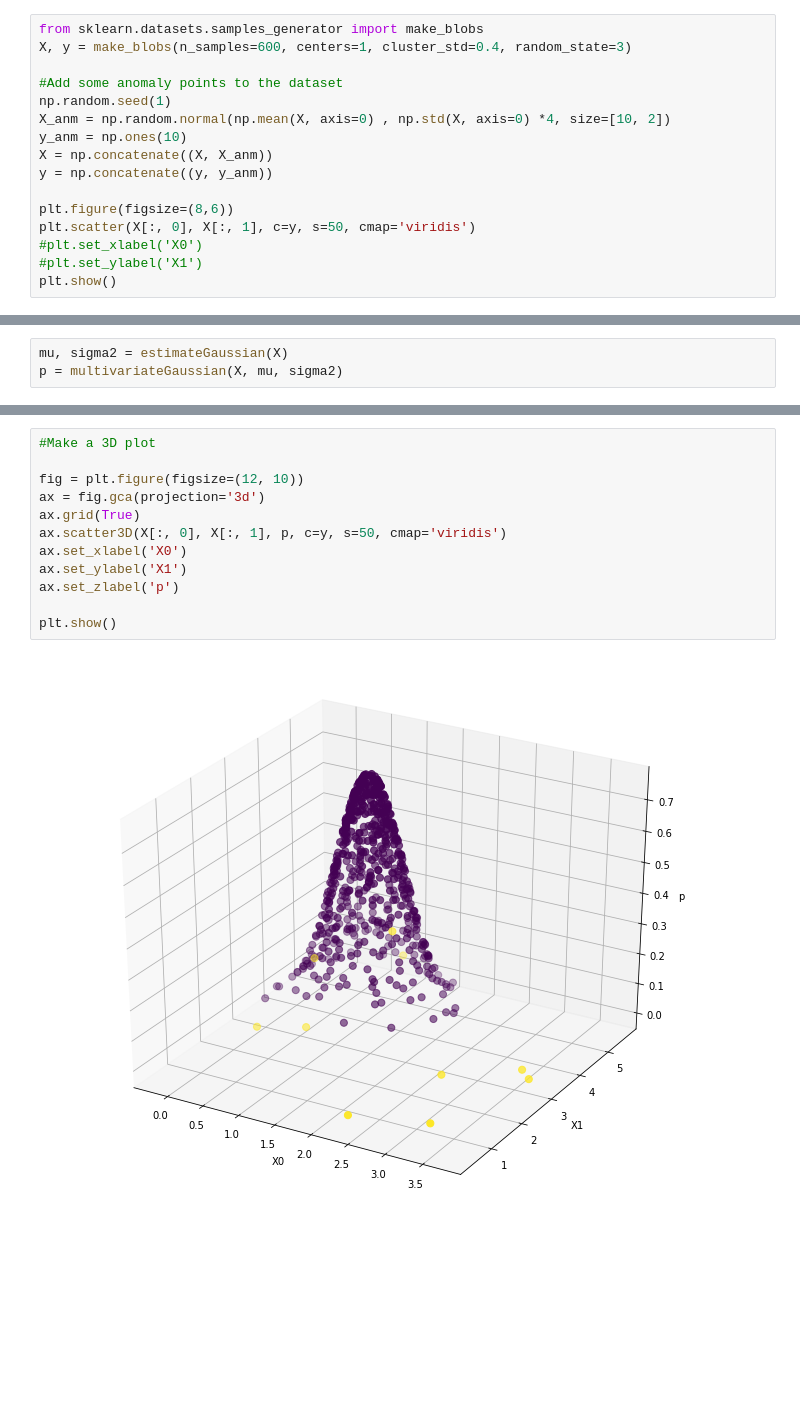
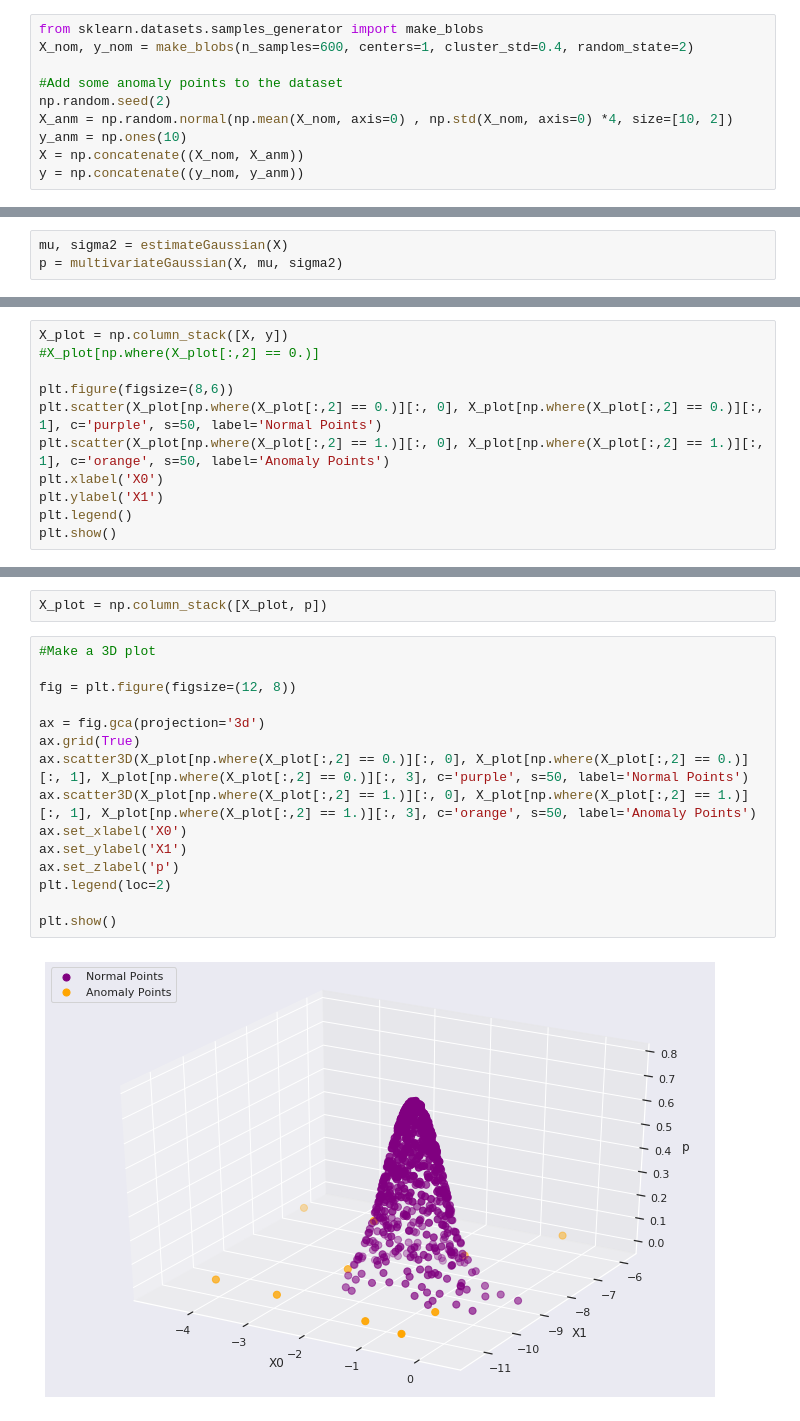
Before and after one commit to jchen8000/MachineLearning, a Jupyter notebook: Anomaly Detection/anomaly_detection.ipynb, the cells around one changed output, grey strips where cells are left out. Cells and saved outputs as stored; diff of their text form; blank space fills up the shorter version.

```diff
--- a/Anomaly Detection/anomaly_detection.ipynb
+++ b/Anomaly Detection/anomaly_detection.ipynb
@@ -21,17 +19,11 @@ from sklearn.cluster import KMeans
 > $\sigma_j^2 = \displaystyle\frac{1}{m}\sum_{i=1}^m\left( x_j^{(i)} - \mu_j \right)^2$
 # %%
 from sklearn.datasets.samples_generator import make_blobs
-X, y = make_blobs(n_samples=600, centers=1, cluster_std=0.4, random_state=3)
+X_nom, y_nom = make_blobs(n_samples=600, centers=1, cluster_std=0.4, random_state=2)
 
 #Add some anomaly points to the dataset
-np.random.seed(1)
-X_anm = np.random.normal(np.mean(X, axis=0) , np.std(X, axis=0) *4, size=[10, 2])
+np.random.seed(2)
+X_anm = np.random.normal(np.mean(X_nom, axis=0) , np.std(X_nom, axis=0) *4, size=[10, 2])
 y_anm = np.ones(10)
-X = np.concatenate((X, X_anm))
-y = np.concatenate((y, y_anm))
-
-plt.figure(figsize=(8,6))
-plt.scatter(X[:, 0], X[:, 1], c=y, s=50, cmap='viridis')
-#plt.set_xlabel('X0')
-#plt.set_ylabel('X1')
-plt.show()
+X = np.concatenate((X_nom, X_anm))
+y = np.concatenate((y_nom, y_anm))
@@ -80,0 +71,11 @@ std [0.43940094 0.48123771]
+# %%
+X_plot = np.column_stack([X, y])
+#X_plot[np.where(X_plot[:,2] == 0.)]
+
+plt.figure(figsize=(8,6))
+plt.scatter(X_plot[np.where(X_plot[:,2] == 0.)][:, 0], X_plot[np.where(X_plot[:,2] == 0.)][:, 1], c='purple', s=50, label='Normal Points')
+plt.scatter(X_plot[np.where(X_plot[:,2] == 1.)][:, 0], X_plot[np.where(X_plot[:,2] == 1.)][:, 1], c='orange', s=50, label='Anomaly Points')
+plt.xlabel('X0')
+plt.ylabel('X1')
+plt.legend()
+plt.show()
@@ -81,17 +88,22 @@ std [0.43940094 0.48123771]
+# %%
+X_plot = np.column_stack([X_plot, p])
 # %%
 #Make a 3D plot
 
-fig = plt.figure(figsize=(12, 10))
+fig = plt.figure(figsize=(12, 8))
+
 ax = fig.gca(projection='3d')
 ax.grid(True)
-ax.scatter3D(X[:, 0], X[:, 1], p, c=y, s=50, cmap='viridis')
+ax.scatter3D(X_plot[np.where(X_plot[:,2] == 0.)][:, 0], X_plot[np.where(X_plot[:,2] == 0.)][:, 1], X_plot[np.where(X_plot[:,2] == 0.)][:, 3], c='purple', s=50, label='Normal Points')
+ax.scatter3D(X_plot[np.where(X_plot[:,2] == 1.)][:, 0], X_plot[np.where(X_plot[:,2] == 1.)][:, 1], X_plot[np.where(X_plot[:,2] == 1.)][:, 3], c='orange', s=50, label='Anomaly Points')
 ax.set_xlabel('X0')
 ax.set_ylabel('X1')
 ax.set_zlabel('p')
+plt.legend(loc=2)
 
 plt.show()
 # %% [output]
-[figure, old version]
+[figure, new version]
 # %%
 from sklearn.metrics import f1_score
 
```
Also changed, not shown: parts of 12 cells of this notebook.
